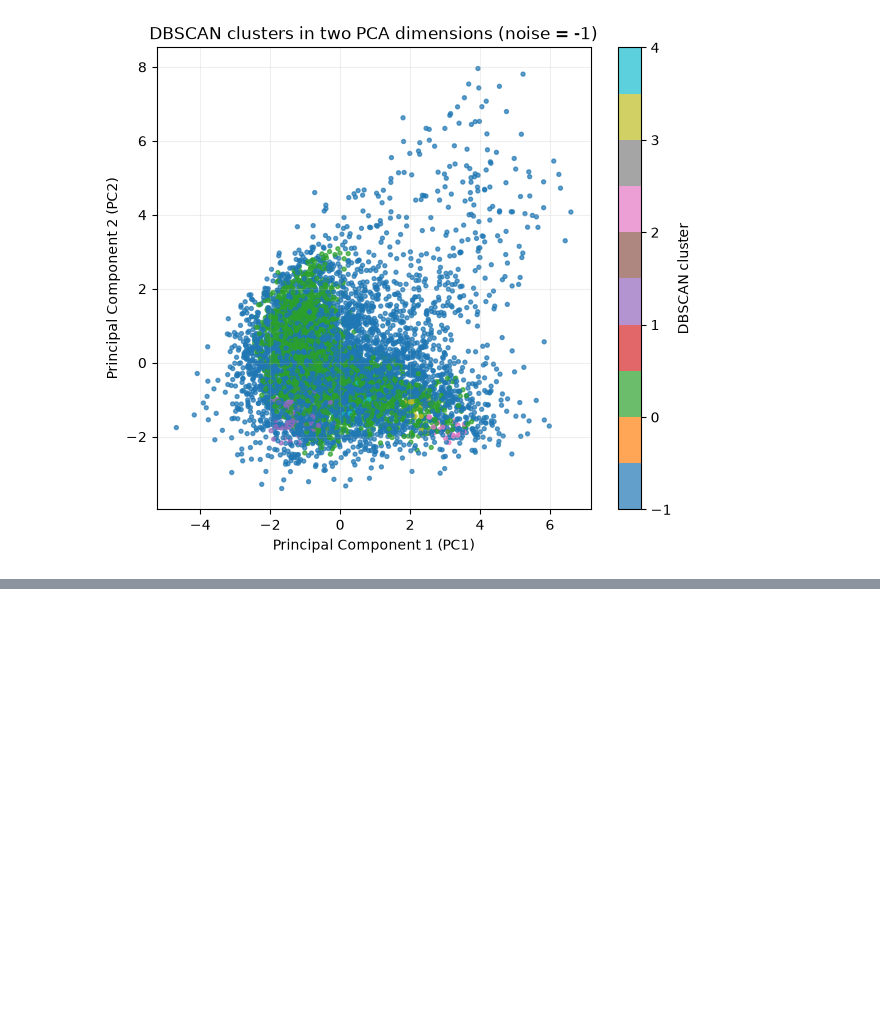
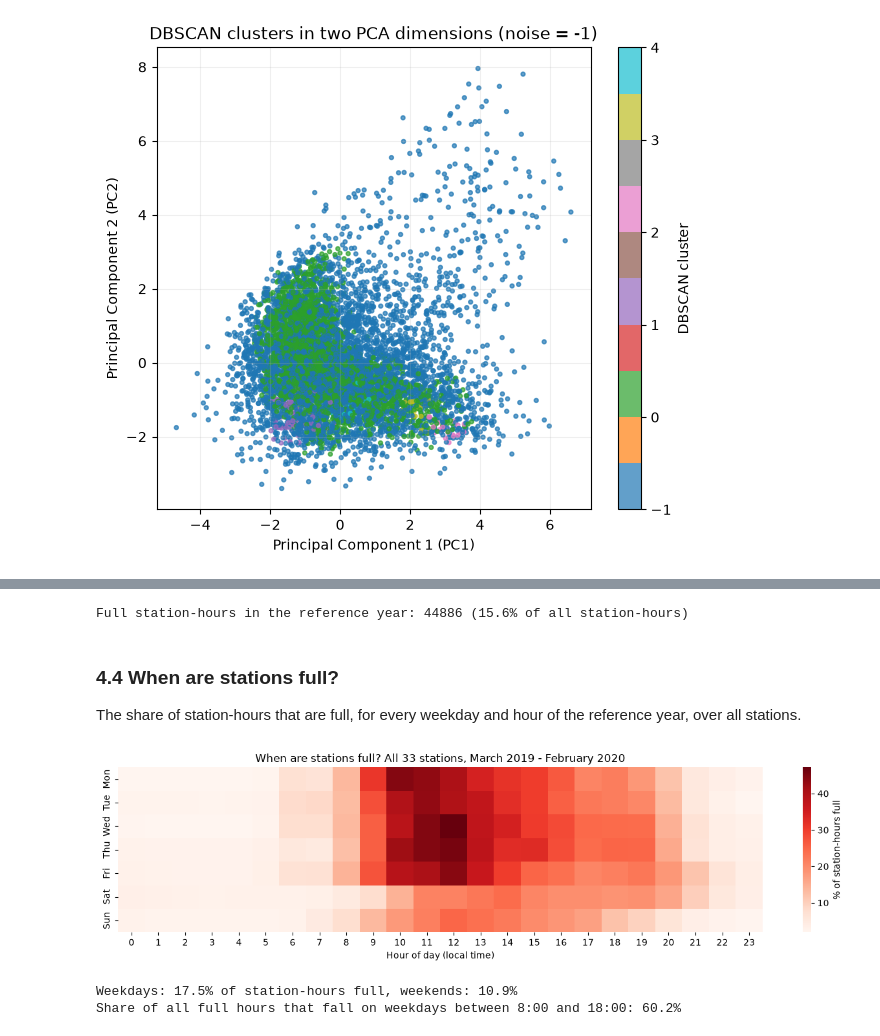
Before and after one commit to dumitritamacarenco/Introduction-to-Business-Analytics---Project-, a Jupyter notebook: ev_charging_palo_alto.ipynb, the cells around one changed output, grey strips where cells are left out. Drawn from its saved outputs; the diff is of its cells as text; code cells hidden in the pictures; blank space fills up the shorter version.

```diff
--- a/ev_charging_palo_alto.ipynb
+++ b/ev_charging_palo_alto.ipynb
@@ -1407,0 +1613,34 @@ plt.show()
+# %%
+FULL_MINUTES = 30
+pressure["Is_Full"] = (pressure["Full_Minutes"] >= FULL_MINUTES).astype(int)
+ref = pressure[pressure["In_Reference_Year"]]
+
+print(f"Full station-hours in the reference year: {ref['Is_Full'].sum()} ({ref['Is_Full'].mean():.1%} of all station-hours)")
+# %% [output]
+Full station-hours in the reference year: 44886 (15.6% of all station-hours)
+# %% [markdown]
+### 4.4 When are stations full?
+The share of station-hours that are full, for every weekday and hour of the reference year, over all stations.
+# %%
+weekday_names = ["Mon", "Tue", "Wed", "Thu", "Fri", "Sat", "Sun"]
+
+# Share of all station-hours that are full, by weekday and hour (reference year, all stations)
+network_heatmap = ref.pivot_table(index="Weekday", columns="Hour_Of_Day", values="Is_Full", aggfunc="mean") * 100
+network_heatmap.index = weekday_names
+
+plt.figure(figsize=(13, 3.5))
+sns.heatmap(network_heatmap, cmap="Reds", cbar_kws={"label": "% of station-hours full"})
+plt.title("When are stations full? All 33 stations, March 2019 - February 2020")
+plt.xlabel("Hour of day (local time)")
+plt.ylabel("")
+plt.tight_layout()
+plt.show()
+
+weekday_rows = ref[ref["Weekday"] < 5]
+print(f"Weekdays: {weekday_rows['Is_Full'].mean():.1%} of station-hours full, weekends: {ref.loc[ref['Weekday'] >= 5, 'Is_Full'].mean():.1%}")
+print(f"Share of all full hours that fall on weekdays between 8:00 and 18:00: "
+      f"{ref.loc[(ref['Weekday'] < 5) & ref['Hour_Of_Day'].between(8, 17), 'Is_Full'].sum() / ref['Is_Full'].sum():.1%}")
+# %% [output]
+[figure, added]
+Weekdays: 17.5% of station-hours full, weekends: 10.9%
+Share of all full hours that fall on weekdays between 8:00 and 18:00: 60.2%
```
Also changed, not shown: parts of 60 cells of this notebook.
